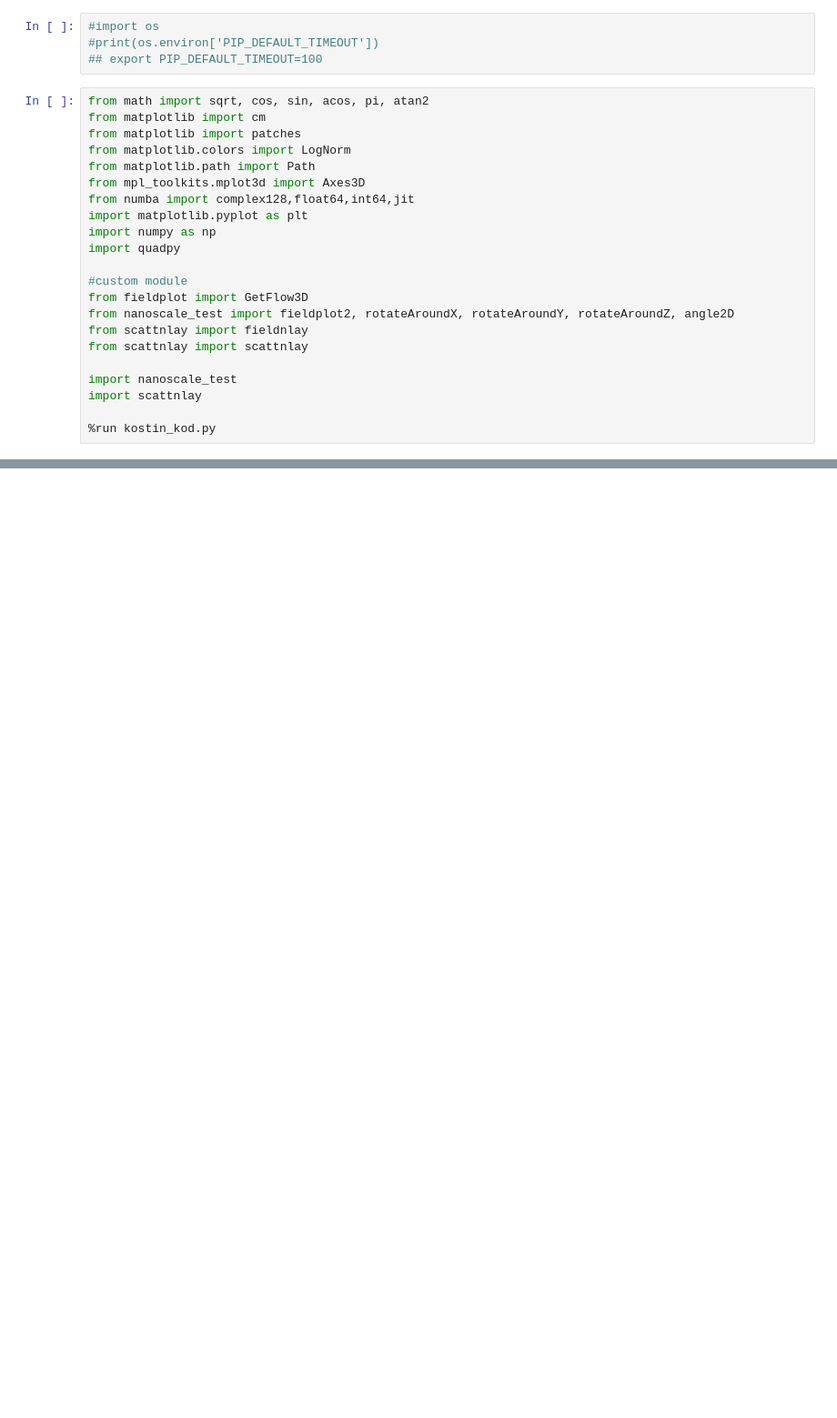
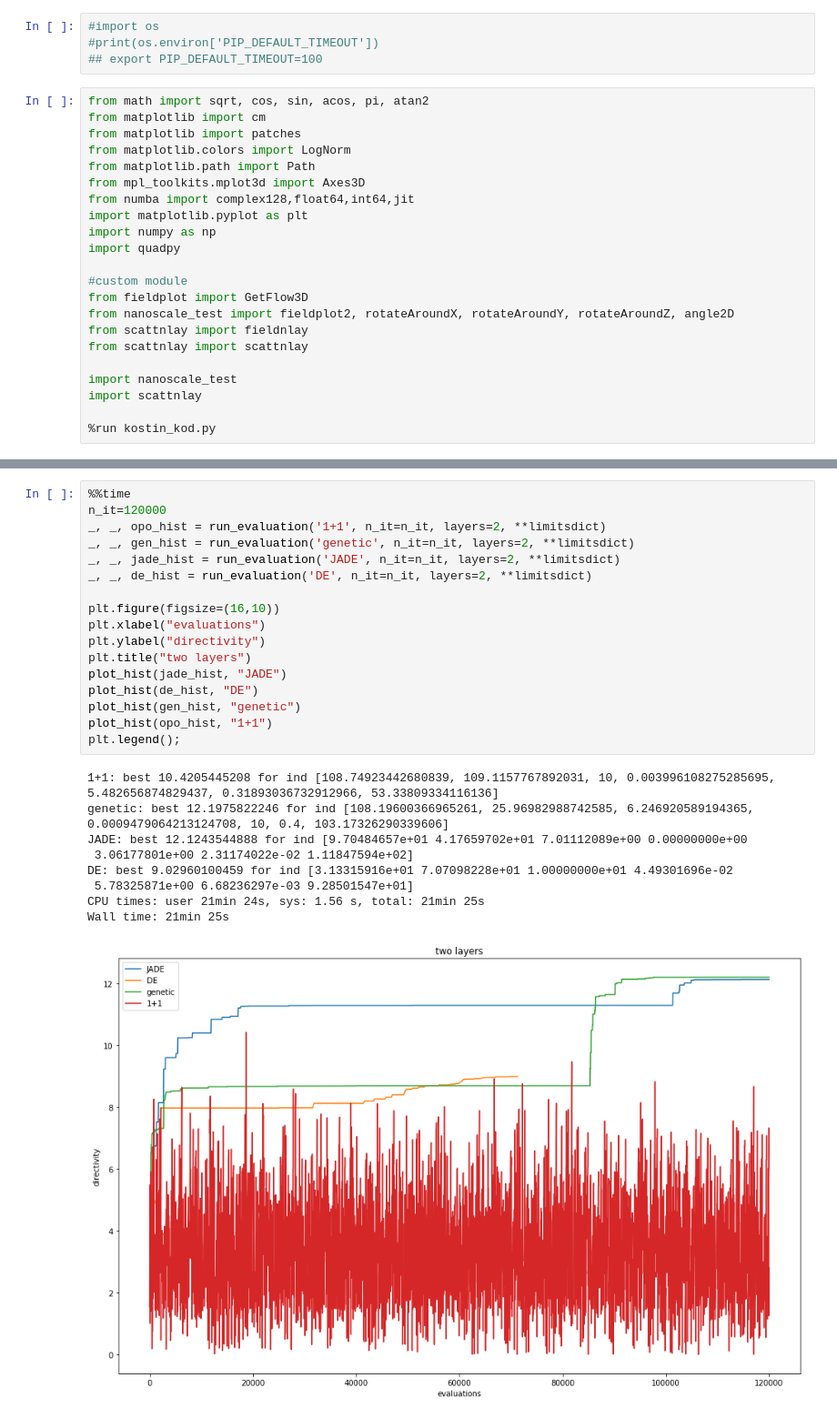
Before and after one commit to BioRyajenka/scattnlay, a Jupyter notebook: examples/Untitled3.ipynb, the cells around one changed output, grey strips where cells are left out. Shown at 91% size. Drawn from its saved outputs; the diff is of its cells as text; blank space fills up the shorter version.

```diff
--- a/examples/Untitled3.ipynb
+++ b/examples/Untitled3.ipynb
@@ -102,0 +172,27 @@ def
+# %%
+%%time
+n_it=120000
+_, _, opo_hist = run_evaluation('1+1', n_it=n_it, layers=2, **limitsdict)
+_, _, gen_hist = run_evaluation('genetic', n_it=n_it, layers=2, **limitsdict)
+_, _, jade_hist = run_evaluation('JADE', n_it=n_it, layers=2, **limitsdict)
+_, _, de_hist = run_evaluation('DE', n_it=n_it, layers=2, **limitsdict)
+
+plt.figure(figsize=(16,10))
+plt.xlabel("evaluations")
+plt.ylabel("directivity")
+plt.title("two layers")
+plot_hist(jade_hist, "JADE")
+plot_hist(de_hist, "DE")
+plot_hist(gen_hist, "genetic")
+plot_hist(opo_hist, "1+1")
+plt.legend();
+# %% [output]
+1+1: best 10.4205445208 for ind [108.74923442680839, 109.1157767892031, 10, 0.003996108275285695, 5.482656874829437, 0.31893036732912966, 53.33809334116136]
+genetic: best 12.1975822246 for ind [108.19600366965261, 25.96982988742585, 6.246920589194365, 0.0009479064213124708, 10, 0.4, 103.17326290339606]
+JADE: best 12.1243544888 for ind [9.70484657e+01 4.17659702e+01 7.01112089e+00 0.00000000e+00
+ 3.06177801e+00 2.31174022e-02 1.11847594e+02]
+DE: best 9.02960100459 for ind [3.13315916e+01 7.07098228e+01 1.00000000e+01 4.49301696e-02
+ 5.78325871e+00 6.68236297e-03 9.28501547e+01]
+CPU times: user 21min 24s, sys: 1.56 s, total: 21min 25s
+Wall time: 21min 25s
+[figure, added]
```
Also changed, not shown: parts of 20 cells of this notebook.
